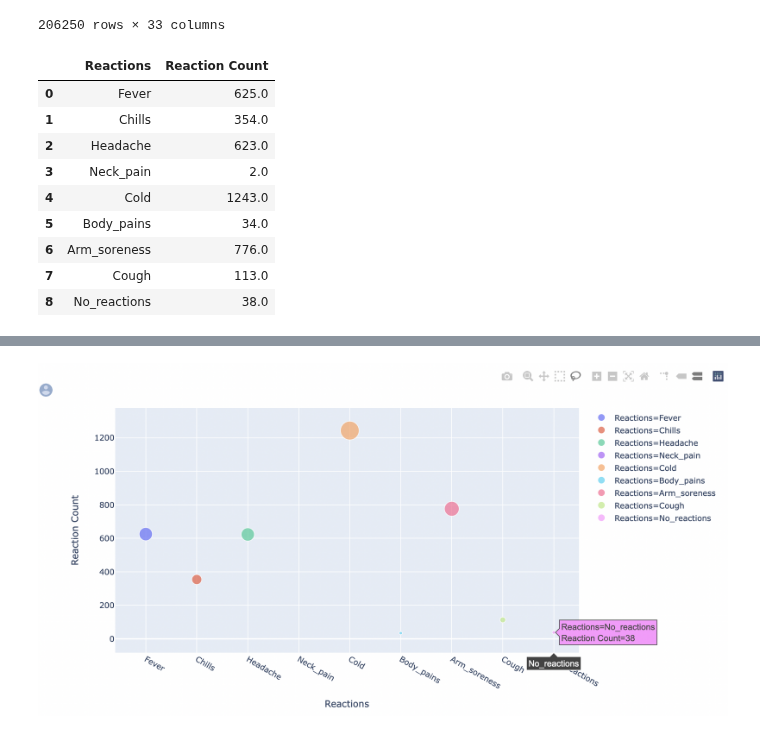
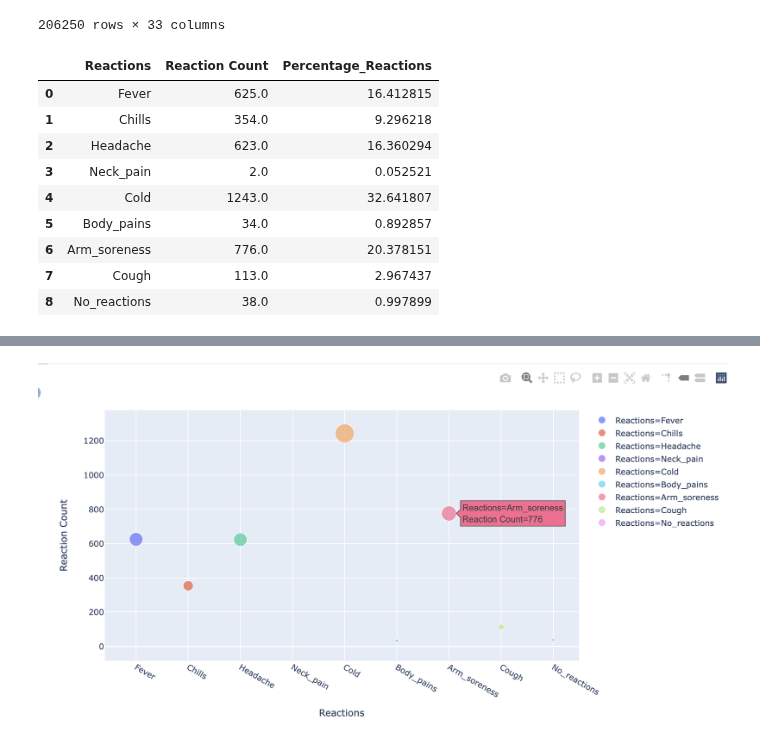
Before and after one commit to Nagmashaik123/Section203-Group06, a Jupyter notebook: Vacc_Reactions_Data_Modelling.ipynb, the cells around one changed output, grey strips where cells are left out. Drawn from its saved outputs; the diff is of its cells as text; code cells hidden in the pictures.

```diff
--- a/Vacc_Reactions_Data_Modelling.ipynb
+++ b/Vacc_Reactions_Data_Modelling.ipynb
@@ -89,19 +89,20 @@ dat_frame = data.drop(['ct1', 'ct2','ct3','ct4','ct5','ct6','ct7','ct8','ct9','c
 # %%
 #aggrigating the results and storing into dictionary and representing it through data frame
 dict = dat_frame.sum(axis = 0, skipna = True)
 df = pd.DataFrame(list(dict.items()),columns = ['Reactions','Reaction Count'])
+df['Percentage_Reactions'] = (df['Reaction Count'] / df['Reaction Count'].sum()) * 100
 df
 # %% [output]
-|  | Reactions | Reaction Count |
-| 0 | Fever | 625.0 |
-| 1 | Chills | 354.0 |
-| 2 | Headache | 623.0 |
-| 3 | Neck_pain | 2.0 |
-| 4 | Cold | 1243.0 |
-| 5 | Body_pains | 34.0 |
-| 6 | Arm_soreness | 776.0 |
-| 7 | Cough | 113.0 |
-| 8 | No_reactions | 38.0 |
+|  | Reactions | Reaction Count | Percentage_Reactions |
+| 0 | Fever | 625.0 | 16.412815 |
+| 1 | Chills | 354.0 | 9.296218 |
+| 2 | Headache | 623.0 | 16.360294 |
+| 3 | Neck_pain | 2.0 | 0.052521 |
+| 4 | Cold | 1243.0 | 32.641807 |
+| 5 | Body_pains | 34.0 | 0.892857 |
+| 6 | Arm_soreness | 776.0 | 20.378151 |
+| 7 | Cough | 113.0 | 2.967437 |
+| 8 | No_reactions | 38.0 | 0.997899 |
 # %%
 # Plotting graphs for the reactions observed from the tweets using plotly
 import plotly.express as px
@@ -114,4 +115,4 @@ fig.show()
 # %% [output]
 [interactive output not drawn]
 # %% [markdown]
-![image.png](embedded-picture-1-old)
+![Screen Shot 2021-04-06 at 1.34.20 PM.png](embedded-picture-1-new)
```
Also changed, not shown: parts of 1 cell of this notebook.
